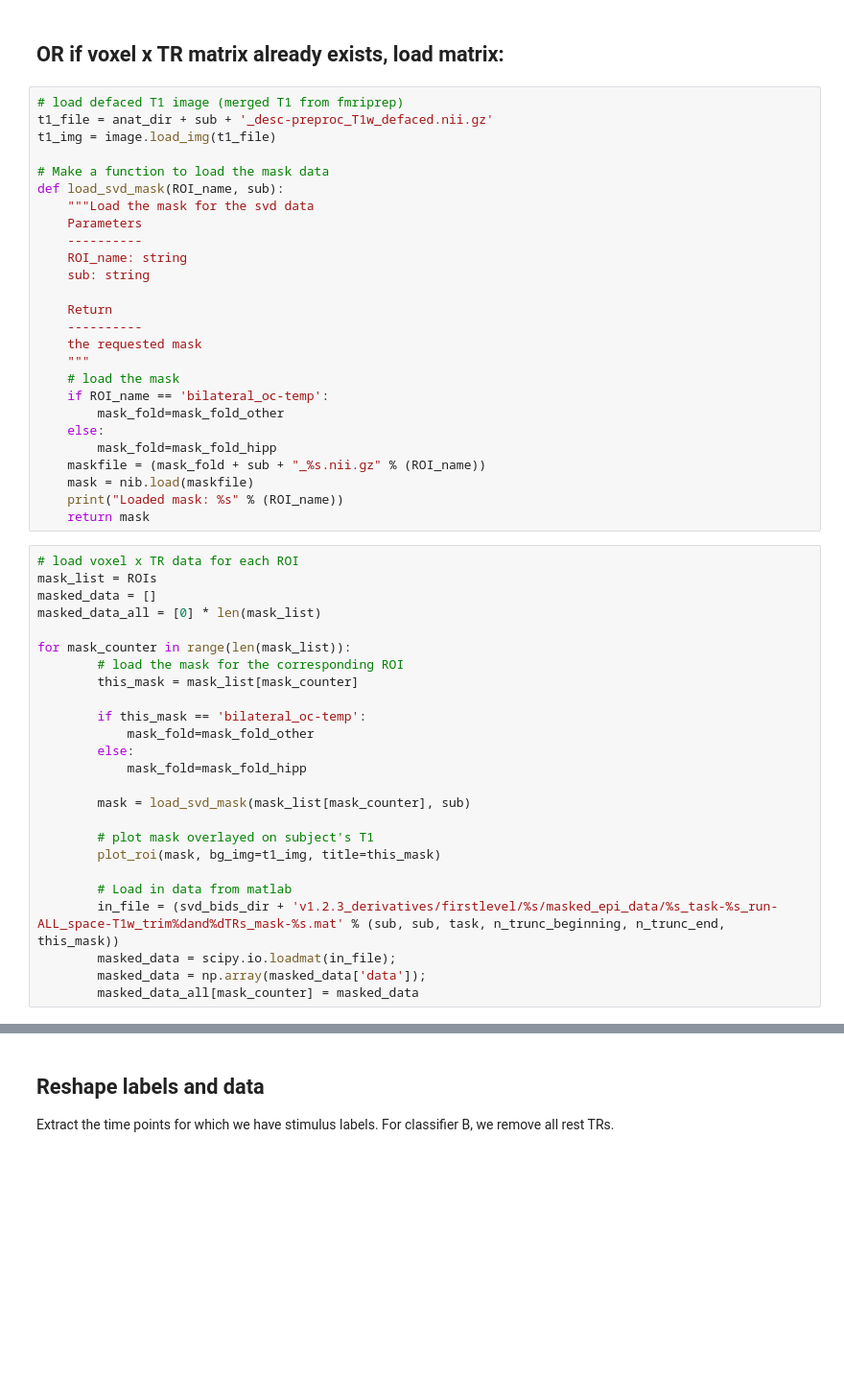
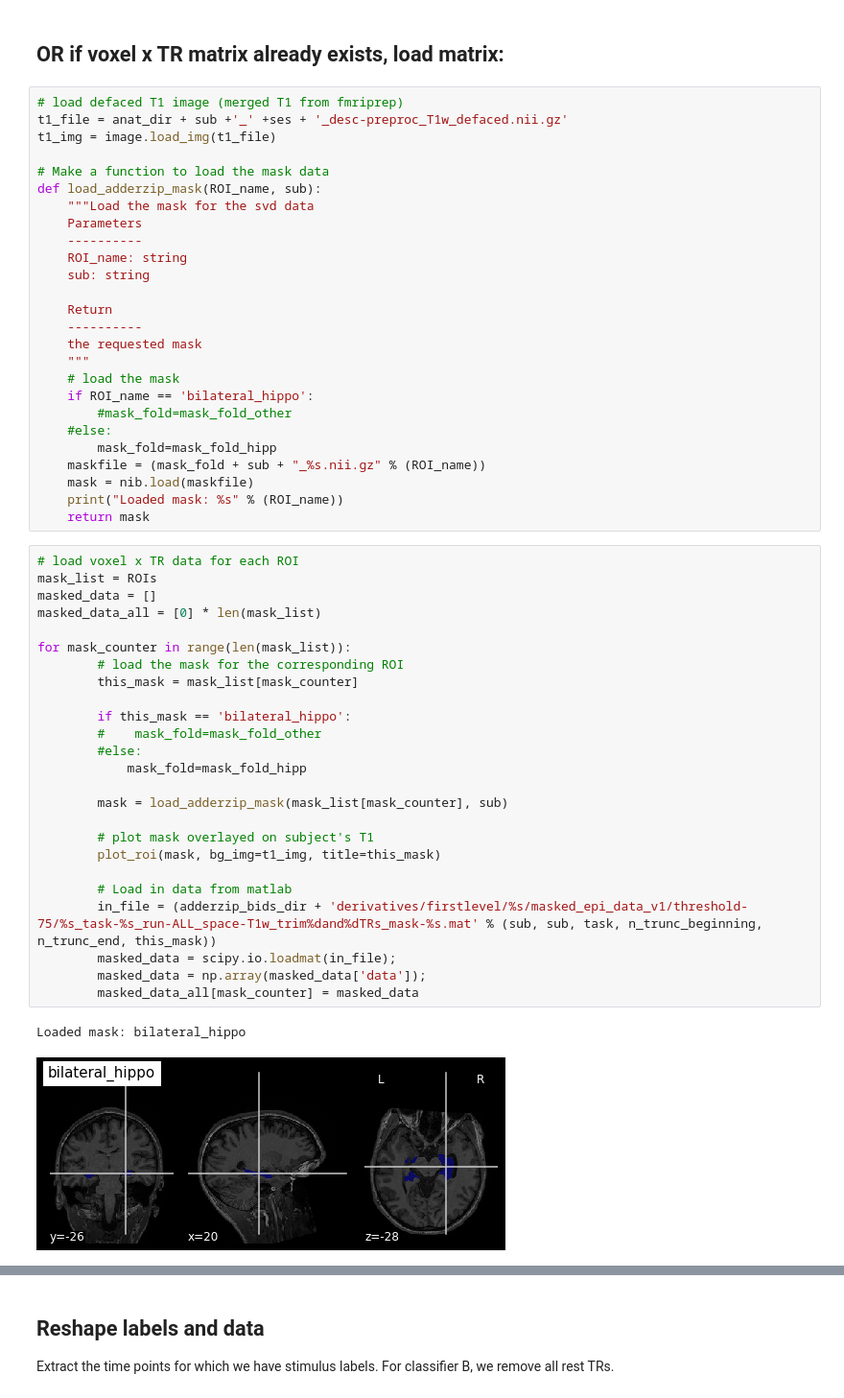
Before and after one commit to karinatachihara/pygers_adderzip, a Jupyter notebook: analysis/mainanalysis/03-classifier_localizer_sub-005.ipynb, the cells around one changed output, grey strips where cells are left out. Shown: that part at 96% size. Drawn from its saved outputs; the diff is of its cells as text; blank space fills up the shorter version.

```diff
--- a/analysis/mainanalysis/03-classifier_localizer_sub-005.ipynb
+++ b/analysis/mainanalysis/03-classifier_localizer_sub-005.ipynb
@@ -218,11 +345,11 @@ ax.legend()
 ## OR if voxel x TR matrix already exists, load matrix:
 # %%
 # load defaced T1 image (merged T1 from fmriprep)
-t1_file = anat_dir + sub + '_desc-preproc_T1w_defaced.nii.gz'
+t1_file = anat_dir + sub +'_' +ses + '_desc-preproc_T1w_defaced.nii.gz'
 t1_img = image.load_img(t1_file)
 
 # Make a function to load the mask data
-def load_svd_mask(ROI_name, sub):
+def load_adderzip_mask(ROI_name, sub):
     """Load the mask for the svd data
     Parameters
     ----------
@@ -234,9 +361,9 @@ def load_svd_mask(ROI_name, sub):
     the requested mask
     """
     # load the mask
-    if ROI_name == 'bilateral_oc-temp':
-        mask_fold=mask_fold_other
-    else:
+    if ROI_name == 'bilateral_hippo':
+        #mask_fold=mask_fold_other
+    #else:
         mask_fold=mask_fold_hipp
     maskfile = (mask_fold + sub + "_%s.nii.gz" % (ROI_name))
     mask = nib.load(maskfile)
@@ -245,28 +372,31 @@ def load_svd_mask(ROI_name, sub):
 # %%
 # load voxel x TR data for each ROI
 mask_list = ROIs
 masked_data = []
 masked_data_all = [0] * len(mask_list)
 
 for mask_counter in range(len(mask_list)):
         # load the mask for the corresponding ROI
         this_mask = mask_list[mask_counter]
 
-        if this_mask == 'bilateral_oc-temp':
-            mask_fold=mask_fold_other
-        else:
+        if this_mask == 'bilateral_hippo':
+        #    mask_fold=mask_fold_other
+        #else:
             mask_fold=mask_fold_hipp
 
-        mask = load_svd_mask(mask_list[mask_counter], sub)
+        mask = load_adderzip_mask(mask_list[mask_counter], sub)
 
         # plot mask overlayed on subject's T1
         plot_roi(mask, bg_img=t1_img, title=this_mask)
 
         # Load in data from matlab
-        in_file = (svd_bids_dir + 'v1.2.3_derivatives/firstlevel/%s/masked_epi_data/%s_task-%s_run-ALL_space-T1w_trim%dand%dTRs_mask-%s.mat' % (sub, sub, task, n_trunc_beginning, n_trunc_end, this_mask))
+        in_file = (adderzip_bids_dir + 'derivatives/firstlevel/%s/masked_epi_data_v1/threshold-75/%s_task-%s_run-ALL_space-T1w_trim%dand%dTRs_mask-%s.mat' % (sub, sub, task, n_trunc_beginning, n_trunc_end, this_mask))
         masked_data = scipy.io.loadmat(in_file);
         masked_data = np.array(masked_data['data']);
         masked_data_all[mask_counter] = masked_data
+# %% [output]
+Loaded mask: bilateral_hippo
+[figure, added]
 # %%
 # check dimensionality of the data and plot value of voxel_id across timeseries; make sure data are z-scored
 num_voxels = [0] * len(mask_list)
```
Also changed, not shown: parts of 9 cells of this notebook, 1 other file.
